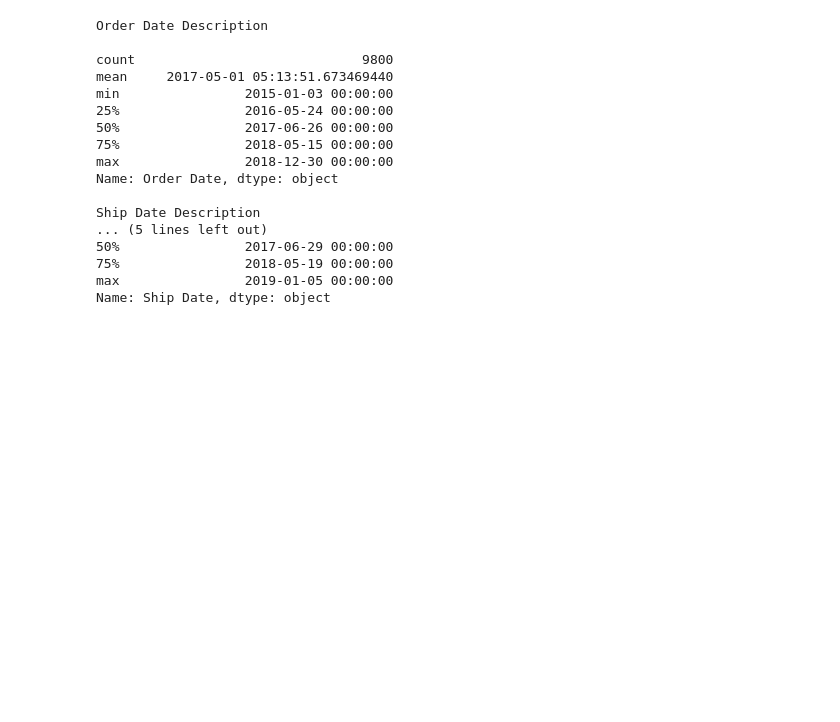
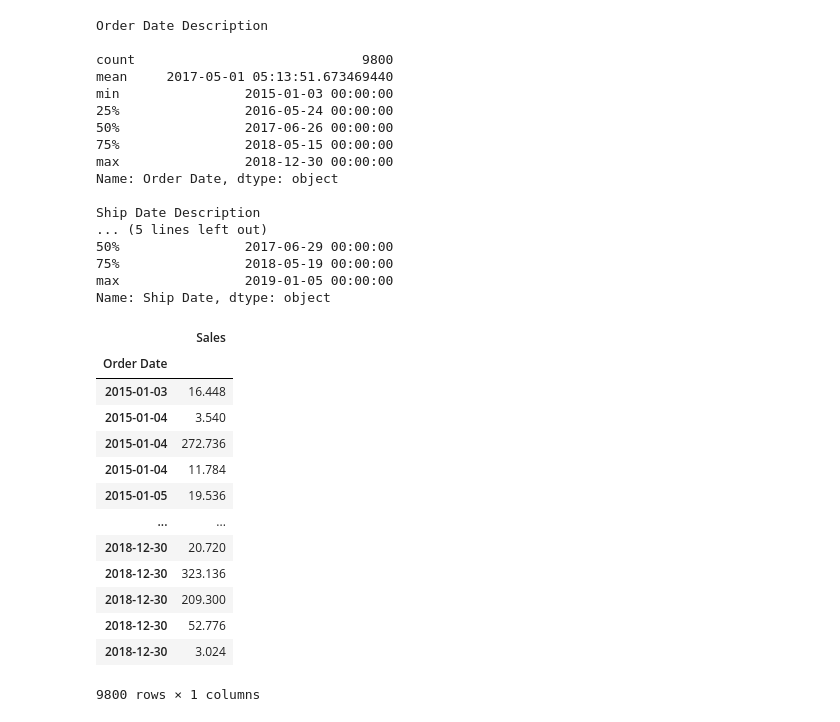
Before and after one commit to ArjunGhosh561/Sales-Forecast, a Jupyter notebook: model.ipynb, the cells around one changed output. Cells and saved outputs as stored; diff of their text form; code cells hidden in the pictures; blank space fills up the shorter version.

```diff
--- a/model.ipynb
+++ b/model.ipynb
@@ -195,0 +192,17 @@ df.set_index("Order Date", inplace = True) #Setting 'Order Date' as index of the
+# %%
+new_data
+# %% [output]
+|  | Sales |
+| Order Date |  |
+| 2015-01-03 | 16.448 |
+| 2015-01-04 | 3.540 |
+| 2015-01-04 | 272.736 |
+| 2015-01-04 | 11.784 |
+| 2015-01-05 | 19.536 |
+| ... | ... |
+| 2018-12-30 | 20.720 |
+| 2018-12-30 | 323.136 |
+| 2018-12-30 | 209.300 |
+| 2018-12-30 | 52.776 |
+| 2018-12-30 | 3.024 |
+9800 rows × 1 columns
```
Also changed, not shown: parts of 4 cells of this notebook.
